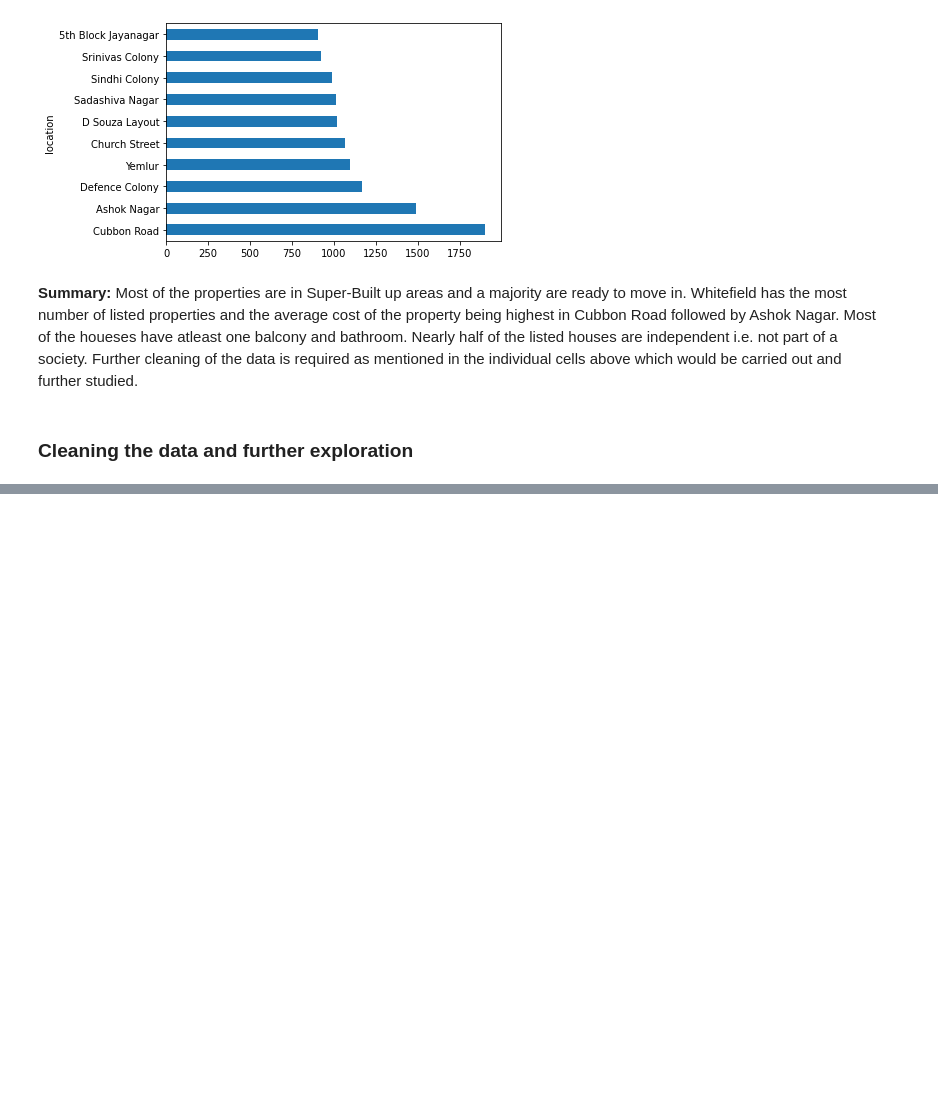
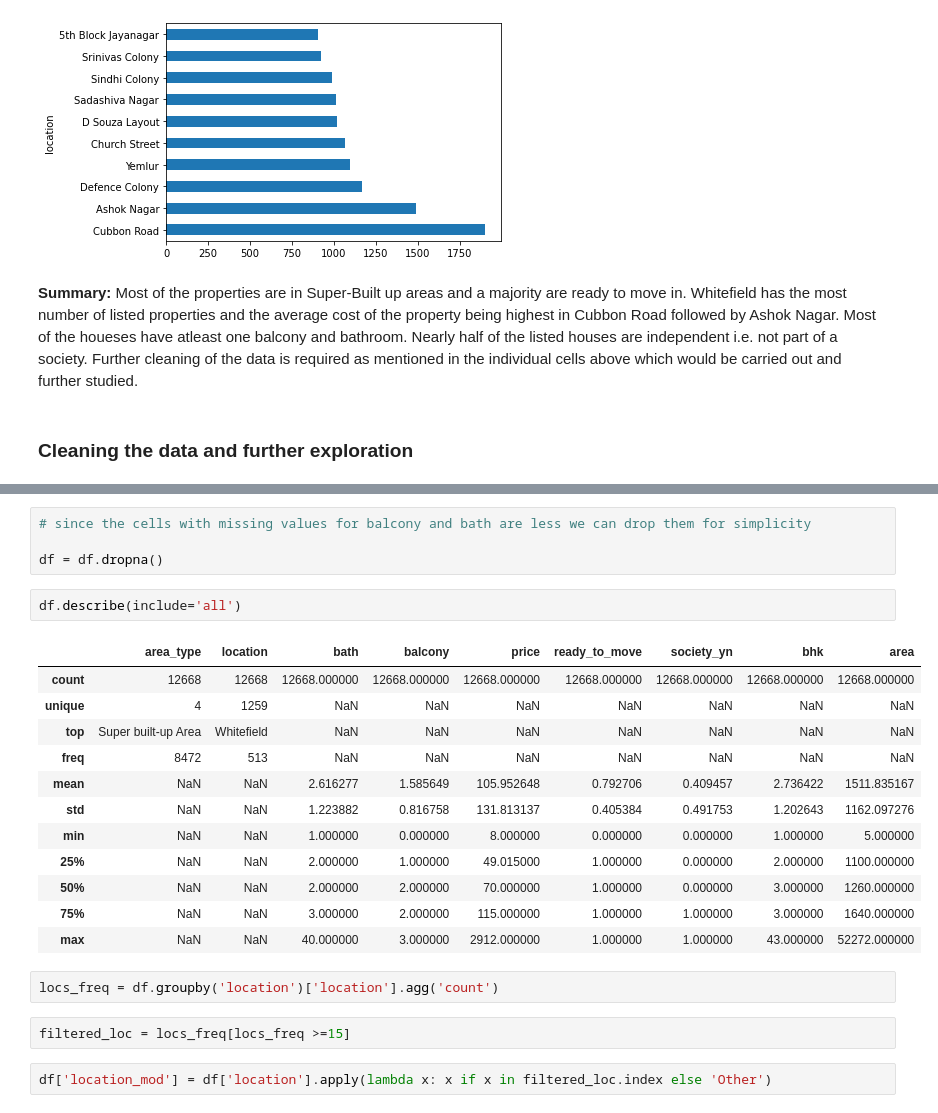
Before and after one commit to mayanksinghkgp/Bangalore_Property_Price, a Jupyter notebook: Bangalore_Property_Price.ipynb, the cells around one changed output, grey strips where cells are left out. Drawn from its saved outputs; the diff is of its cells as text; blank space fills up the shorter version.

```diff
--- a/Bangalore_Property_Price.ipynb
+++ b/Bangalore_Property_Price.ipynb
@@ -189,0 +321,25 @@ Further cleaning of the data is required as mentioned in the individual cells ab
+# %%
+# since the cells with missing values for balcony and bath are less we can drop them for simplicity
+
+df = df.dropna()
+# %%
+df.describe(include='all')
+# %% [output]
+|  | area_type | location | bath | balcony | price | ready_to_move | society_yn | bhk | area |
+| count | 12668 | 12668 | 12668.000000 | 12668.000000 | 12668.000000 | 12668.000000 | 12668.000000 | 12668.000000 | 12668.000000 |
+| unique | 4 | 1259 | NaN | NaN | NaN | NaN | NaN | NaN | NaN |
+| top | Super built-up Area | Whitefield | NaN | NaN | NaN | NaN | NaN | NaN | NaN |
+| freq | 8472 | 513 | NaN | NaN | NaN | NaN | NaN | NaN | NaN |
+| mean | NaN | NaN | 2.616277 | 1.585649 | 105.952648 | 0.792706 | 0.409457 | 2.736422 | 1511.835167 |
+| std | NaN | NaN | 1.223882 | 0.816758 | 131.813137 | 0.405384 | 0.491753 | 1.202643 | 1162.097276 |
+| min | NaN | NaN | 1.000000 | 0.000000 | 8.000000 | 0.000000 | 0.000000 | 1.000000 | 5.000000 |
+| 25% | NaN | NaN | 2.000000 | 1.000000 | 49.015000 | 1.000000 | 0.000000 | 2.000000 | 1100.000000 |
+| 50% | NaN | NaN | 2.000000 | 2.000000 | 70.000000 | 1.000000 | 0.000000 | 3.000000 | 1260.000000 |
+| 75% | NaN | NaN | 3.000000 | 2.000000 | 115.000000 | 1.000000 | 1.000000 | 3.000000 | 1640.000000 |
+| max | NaN | NaN | 40.000000 | 3.000000 | 2912.000000 | 1.000000 | 1.000000 | 43.000000 | 52272.000000 |
+# %%
+locs_freq = df.groupby('location')['location'].agg('count')
+# %%
+filtered_loc = locs_freq[locs_freq >=15]
+# %%
+df['location_mod'] = df['location'].apply(lambda x: x if x in filtered_loc.index else 'Other')
```
Also changed, not shown: parts of 39 cells of this notebook.
